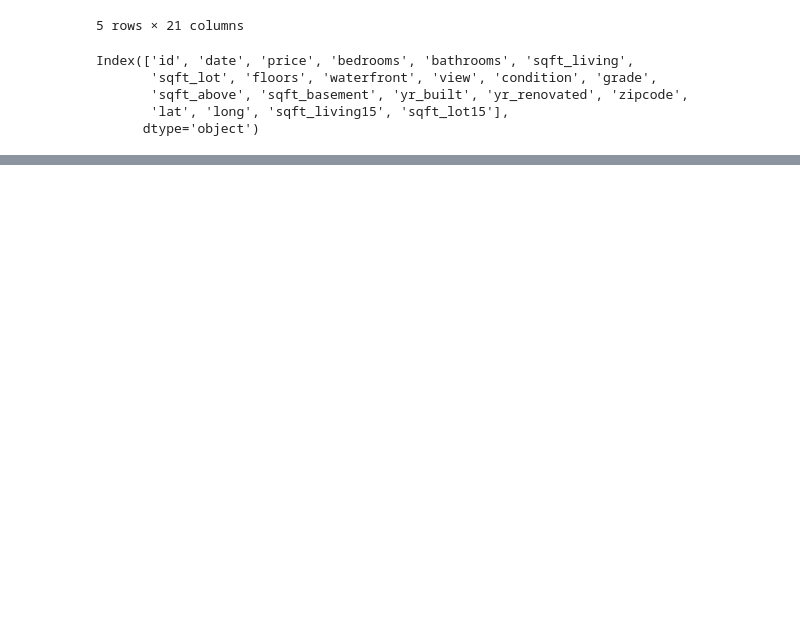
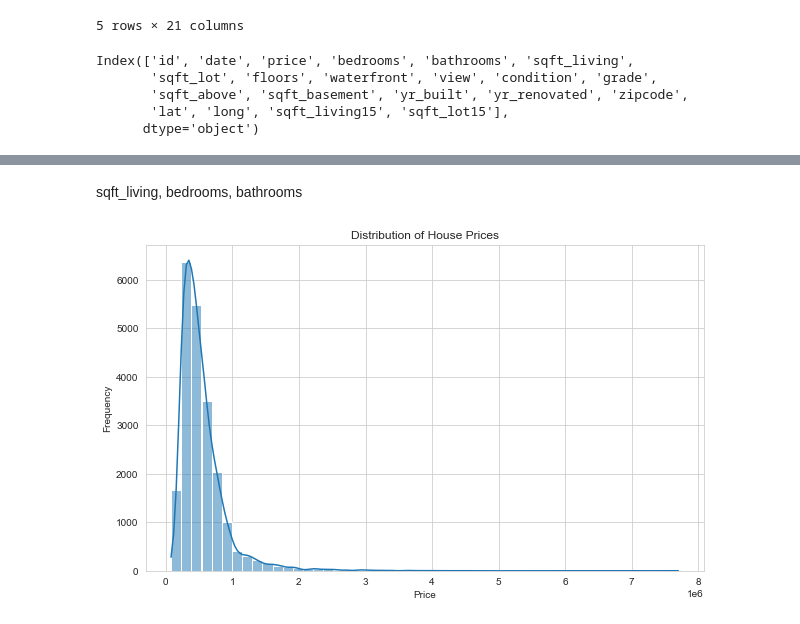
Before and after one commit to wawerukahuthu/Project_Phase_2, a Jupyter notebook: DATA/WORK/stephen.ipynb, the cells around one changed output, grey strips where cells are left out. Saved outputs shown, nothing was run; the diff lists cells and outputs as text; code cells hidden in the pictures; blank space fills up the shorter version.

```diff
--- a/DATA/WORK/stephen.ipynb
+++ b/DATA/WORK/stephen.ipynb
@@ -32,0 +276,15 @@ Index(['id', 'date', 'price', 'bedrooms', 'bathrooms', 'sqft_living',
+# %% [markdown]
+sqft_living, bedrooms, bathrooms
+# %%
+# Set the aesthetic style of the plots
+sns.set_style("whitegrid")
+
+# Plot the distribution of the target variable 'price'
+plt.figure(figsize=(10, 6))
+sns.histplot(kc_house_data['price'], kde=True, bins=50)
+plt.title('Distribution of House Prices')
+plt.xlabel('Price')
+plt.ylabel('Frequency')
+plt.show()
+# %% [output]
+[figure, added]
```
Also changed, not shown: parts of 20 cells of this notebook.
